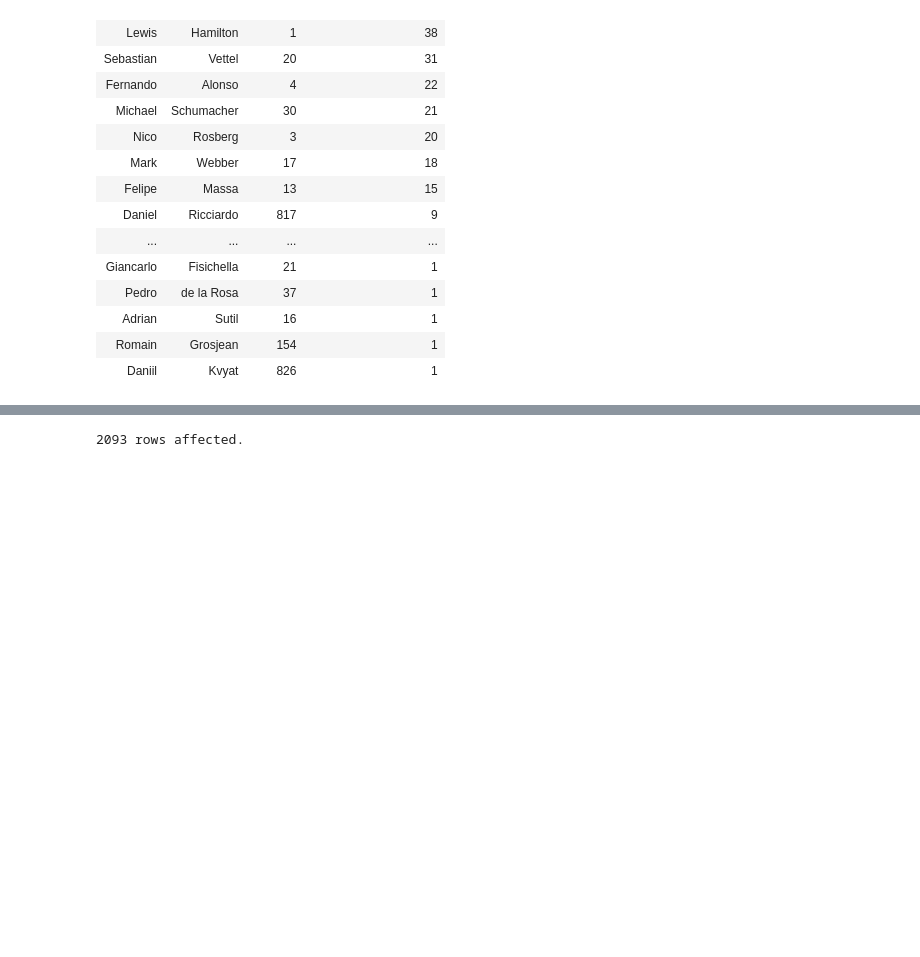
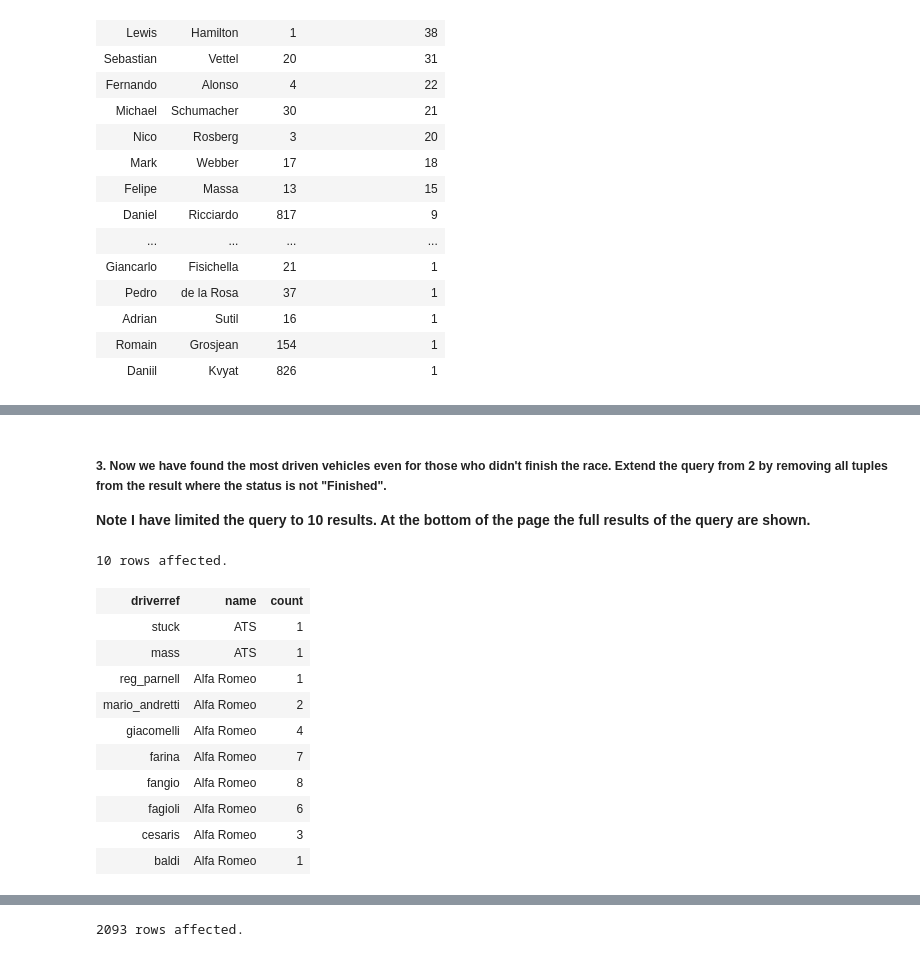
Before and after one commit to Emmely2008/Database-Assignment-Relational-Algebra, a Jupyter notebook: Handin7.ipynb, the cells around one changed output, grey strips where cells are left out. Cells and saved outputs as stored; diff of their text form; code cells hidden in the pictures; blank space fills up the shorter version.

```diff
--- a/Handin7.ipynb
+++ b/Handin7.ipynb
@@ -56,0 +65,23 @@ JOIN results USING(driverid) WHERE results.rank = 1 GROUP BY driverid ORDER BY t
+# %% [markdown]
+##### 3. Now we have found the most driven vehicles even for those who didn't finish the race. Extend the query from 2 by removing all tuples from the result where the status is not "Finished".
+
+__Note I have limited the query to 10 results. At the bottom of the page the full results of the query are shown.__
+# %%
+%%sql SELECT  driverref, name, count(*) from drivers
+JOIN results USING(driverid)
+JOIN constructors USING(constructorid)
+WHERE statusid = 1
+GROUP BY driverref, name ORDER BY name, driverref DESC LIMIT 10;
+# %% [output]
+10 rows affected.
+| driverref | name | count |
+| stuck | ATS | 1 |
+| mass | ATS | 1 |
+| reg_parnell | Alfa Romeo | 1 |
+| mario_andretti | Alfa Romeo | 2 |
+| giacomelli | Alfa Romeo | 4 |
+| farina | Alfa Romeo | 7 |
+| fangio | Alfa Romeo | 8 |
+| fagioli | Alfa Romeo | 6 |
+| cesaris | Alfa Romeo | 3 |
+| baldi | Alfa Romeo | 1 |
```
Also changed, not shown: parts of 22 cells of this notebook.
